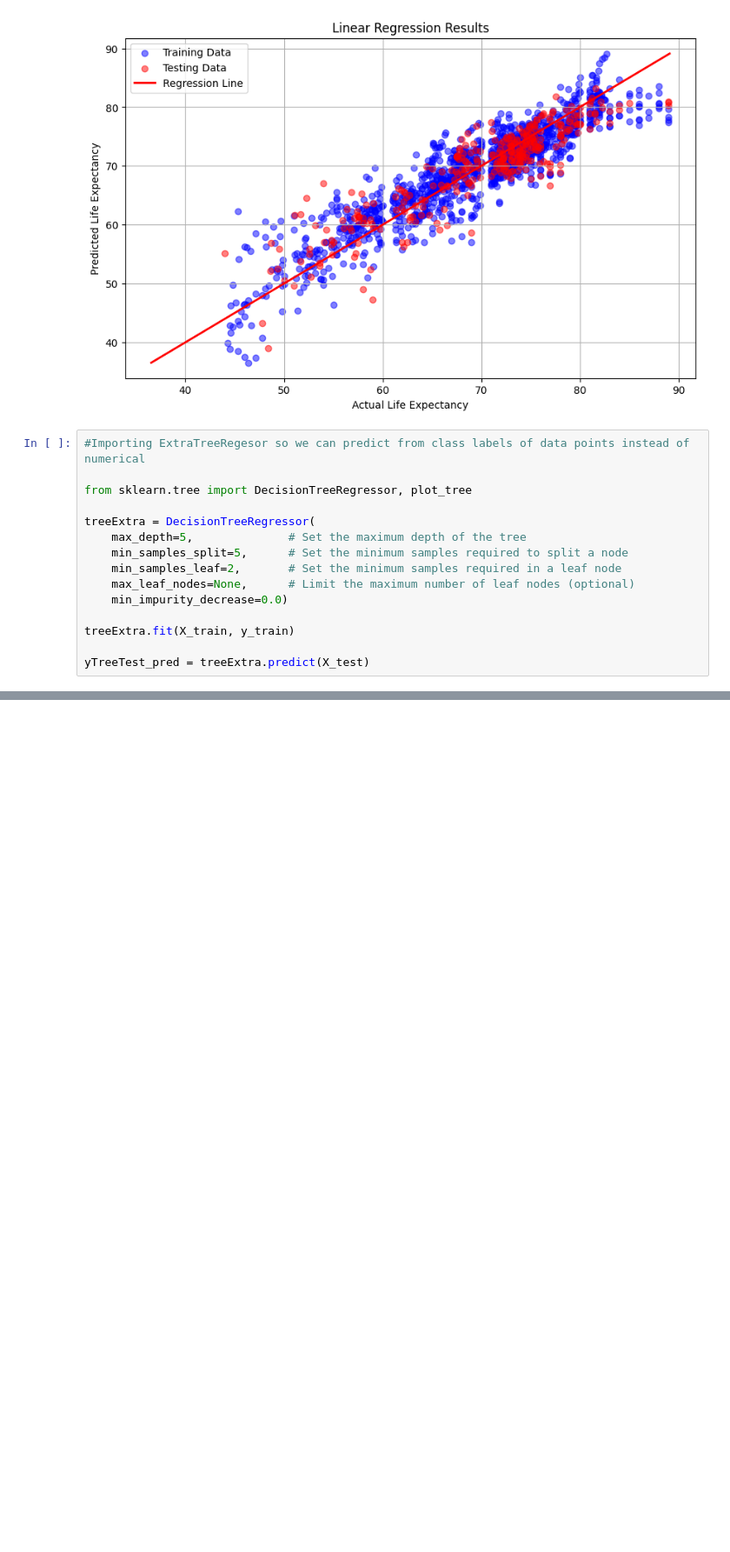
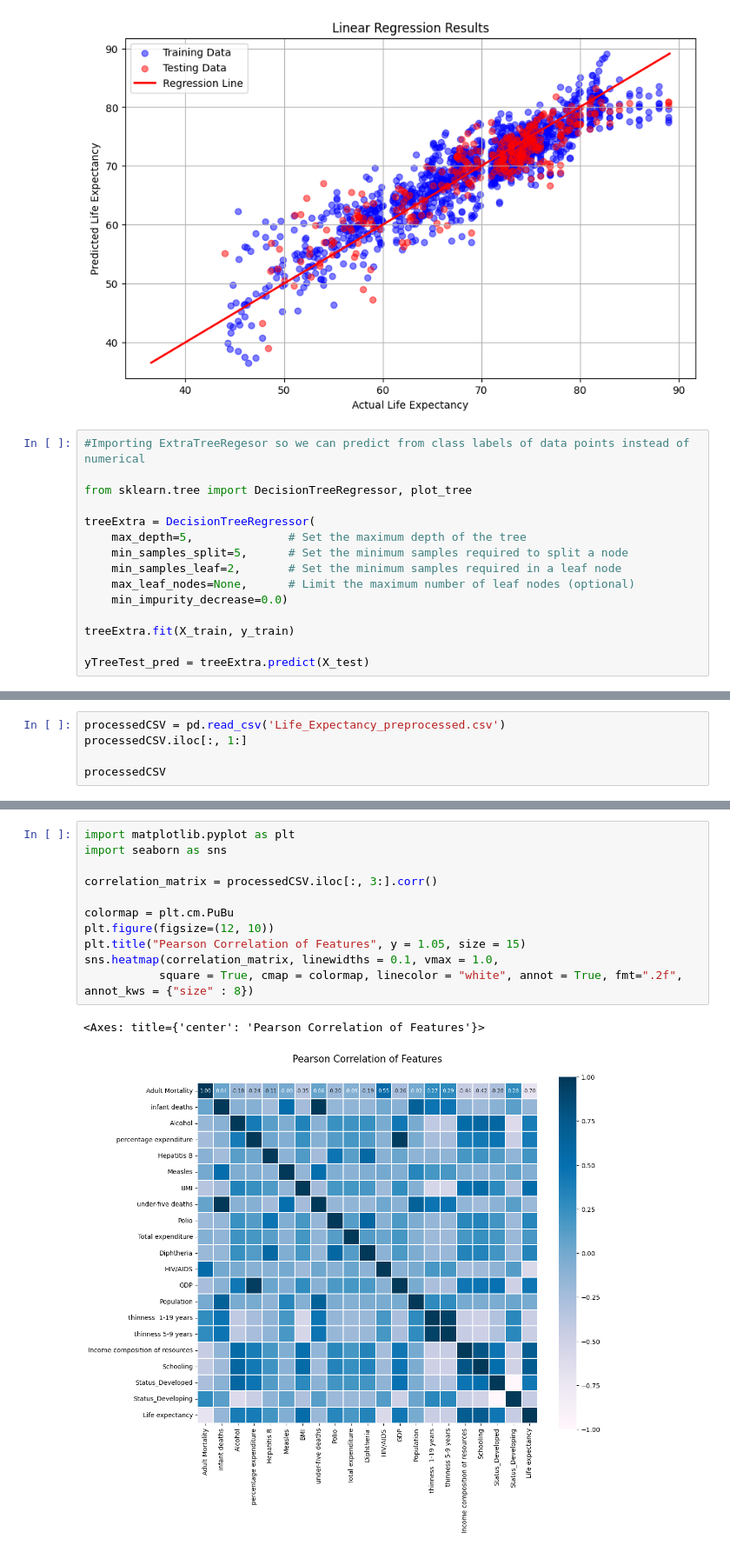
Before and after one commit to Pippeloo/DataScience-Paper, a Jupyter notebook: LifeExpectancy_LinearandDecisionTree.ipynb, the cells around one changed output, grey strips where cells are left out. Shown: that part at 87% size. Saved outputs shown, nothing was run; the diff lists cells and outputs as text; blank space fills up the shorter version.

```diff
--- a/LifeExpectancy_LinearandDecisionTree.ipynb
+++ b/LifeExpectancy_LinearandDecisionTree.ipynb
@@ -132,0 +166,5 @@ graphviz.Source(dotData)
+# %%
+processedCSV = pd.read_csv('Life_Expectancy_preprocessed.csv')
+processedCSV.iloc[:, 1:]
+
+processedCSV
@@ -132,0 +185,14 @@ graphviz.Source(dotData)
+# %%
+import matplotlib.pyplot as plt
+import seaborn as sns
+
+correlation_matrix = processedCSV.iloc[:, 3:].corr()
+
+colormap = plt.cm.PuBu
+plt.figure(figsize=(12, 10))
+plt.title("Pearson Correlation of Features", y = 1.05, size = 15)
+sns.heatmap(correlation_matrix, linewidths = 0.1, vmax = 1.0,
+           square = True, cmap = colormap, linecolor = "white", annot = True, fmt=".2f", annot_kws = {"size" : 8})
+# %% [output]
+<Axes: title={'center': 'Pearson Correlation of Features'}>
+[figure, added]
```
Also changed, not shown: parts of 4 cells of this notebook.
